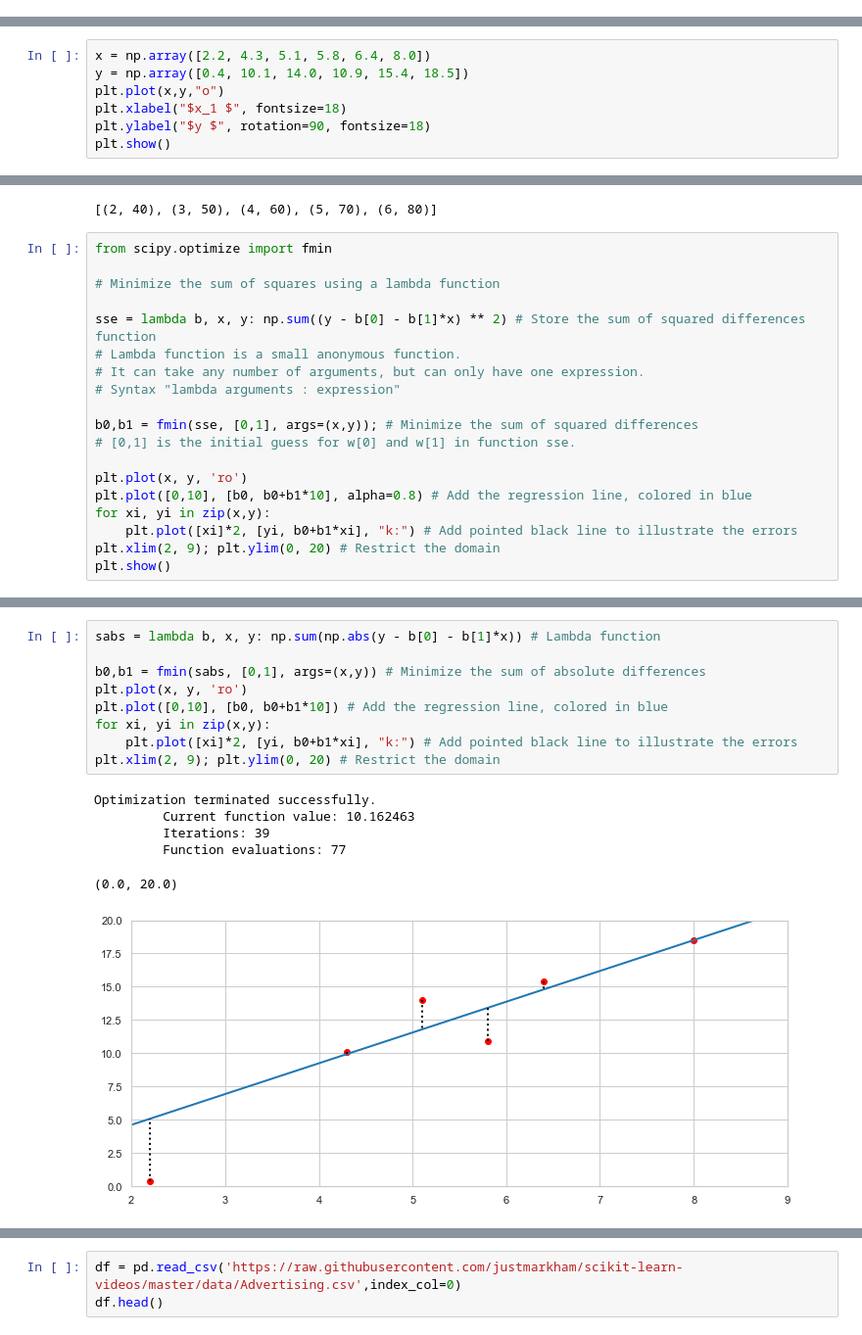
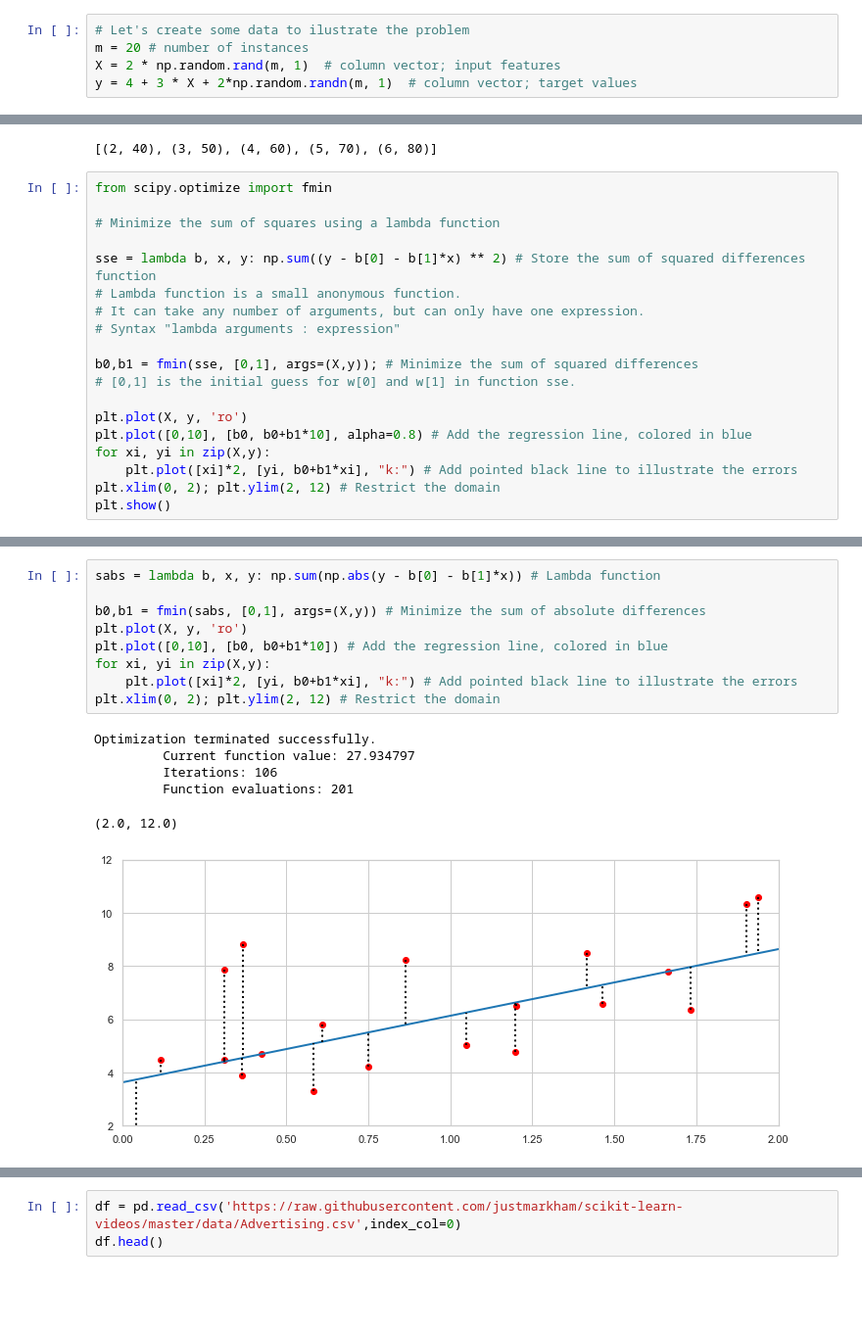
Before and after one commit to ssegui/ml_ub, a Jupyter notebook: notebooks/Session3.ipynb, the cells around one changed output, grey strips where cells are left out. Shown at 98% size. Cells and saved outputs as stored; diff of their text form; blank space fills up the shorter version.

```diff
--- a/notebooks/Session3.ipynb
+++ b/notebooks/Session3.ipynb
@@ -73,0 +86,5 @@ linear regression pros:
+# %%
+# Let's create some data to ilustrate the problem
+m = 20 # number of instances
+X = 2 * np.random.rand(m, 1)  # column vector; input features
+y = 4 + 3 * X + 2*np.random.randn(m, 1)  # column vector; target values
@@ -76,7 +142,0 @@ linear regression pros:
-# %%
-x = np.array([2.2, 4.3, 5.1, 5.8, 6.4, 8.0])
-y = np.array([0.4, 10.1, 14.0, 10.9, 15.4, 18.5])
-plt.plot(x,y,"o")
-plt.xlabel("$x_1 $", fontsize=18)
-plt.ylabel("$y $", rotation=90, fontsize=18)
-plt.show()
@@ -111,14 +191,14 @@ sse = lambda b, x, y: np.sum((y - b[0] - b[1]*x) ** 2) # Store the sum of square
 # It can take any number of arguments, but can only have one expression.
 # Syntax "lambda arguments : expression"
 
-b0,b1 = fmin(sse, [0,1], args=(x,y)); # Minimize the sum of squared differences
+b0,b1 = fmin(sse, [0,1], args=(X,y)); # Minimize the sum of squared differences
 # [0,1] is the initial guess for w[0] and w[1] in function sse.
 
-plt.plot(x, y, 'ro')
+plt.plot(X, y, 'ro')
 plt.plot([0,10], [b0, b0+b1*10], alpha=0.8) # Add the regression line, colored in blue
-for xi, yi in zip(x,y):
+for xi, yi in zip(X,y):
     plt.plot([xi]*2, [yi, b0+b1*xi], "k:") # Add pointed black line to illustrate the errors
-plt.xlim(2, 9); plt.ylim(0, 20) # Restrict the domain
+plt.xlim(0, 2); plt.ylim(2, 12) # Restrict the domain
 plt.show()
 # %% [output]
 Optimization terminated successfully.
@@ -131,16 +211,16 @@ We can minimize other criteria, such as the **sum of absolute differences betwee
 # %%
 sabs = lambda b, x, y: np.sum(np.abs(y - b[0] - b[1]*x)) # Lambda function
 
-b0,b1 = fmin(sabs, [0,1], args=(x,y)) # Minimize the sum of absolute differences
-plt.plot(x, y, 'ro')
+b0,b1 = fmin(sabs, [0,1], args=(X,y)) # Minimize the sum of absolute differences
+plt.plot(X, y, 'ro')
 plt.plot([0,10], [b0, b0+b1*10]) # Add the regression line, colored in blue
-for xi, yi in zip(x,y):
+for xi, yi in zip(X,y):
     plt.plot([xi]*2, [yi, b0+b1*xi], "k:") # Add pointed black line to illustrate the errors
-plt.xlim(2, 9); plt.ylim(0, 20) # Restrict the domain
+plt.xlim(0, 2); plt.ylim(2, 12) # Restrict the domain
 # %% [output]
 Optimization terminated successfully.
-         Current function value: 10.162463
-         Iterations: 39
-         Function evaluations: 77
+         Current function value: 27.934797
+         Iterations: 106
+         Function evaluations: 201
-(0.0, 20.0)
+(2.0, 12.0)
-[figure, old version]
+[figure, new version]
```
Also changed, not shown: parts of 34 cells of this notebook.
